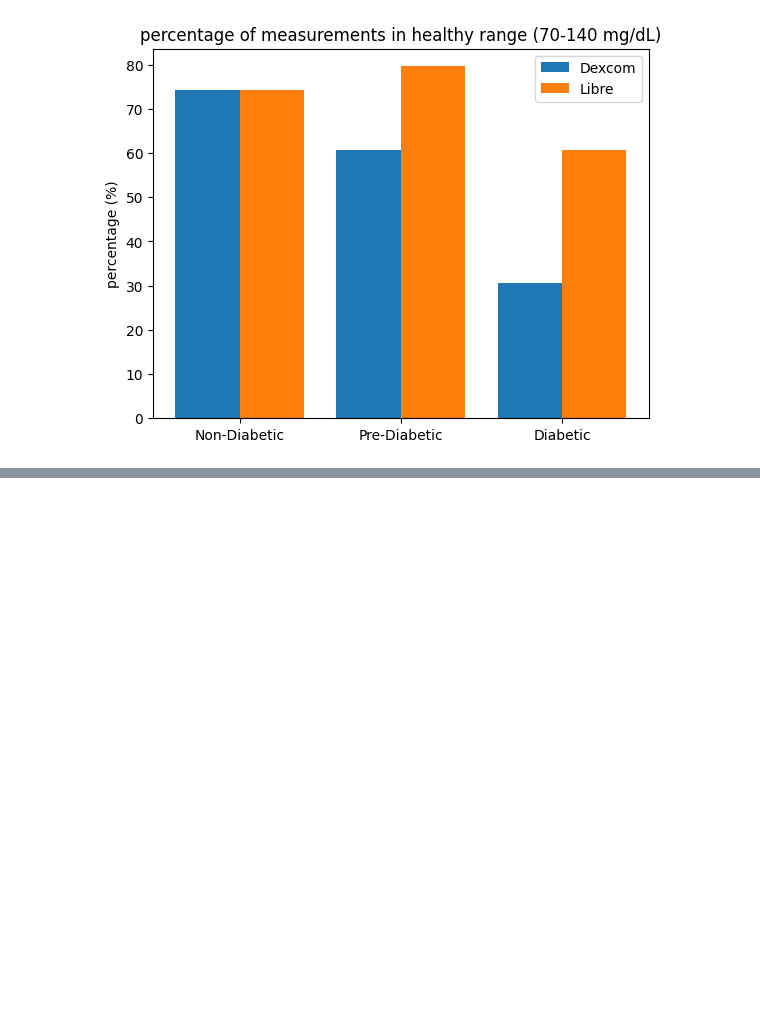
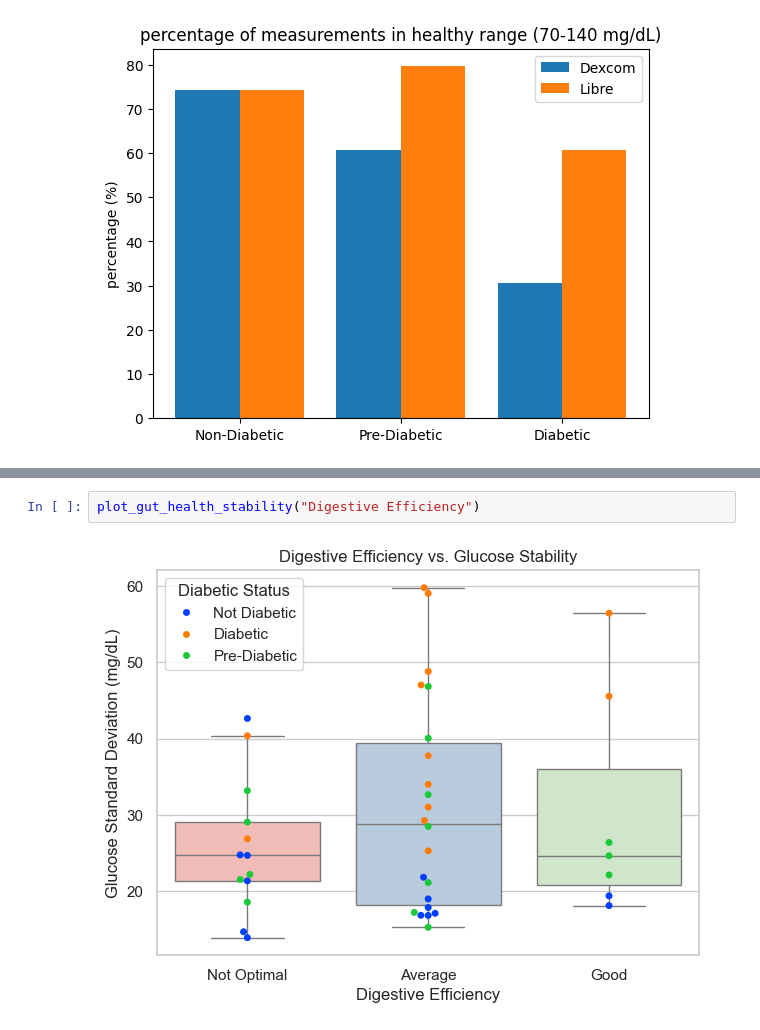
Before and after one commit to schowbey/m228-final-project, a Jupyter notebook: eda-exw.ipynb, the cells around one changed output, grey strips where cells are left out. Drawn from its saved outputs; the diff is of its cells as text; blank space fills up the shorter version.

```diff
--- a/eda-exw.ipynb
+++ b/eda-exw.ipynb
@@ -347,0 +413,4 @@ plt.show()
+# %%
+plot_gut_health_stability("Digestive Efficiency")
+# %% [output]
+[figure, added]
```
Also changed, not shown: parts of 9 cells of this notebook, 1 other file.
